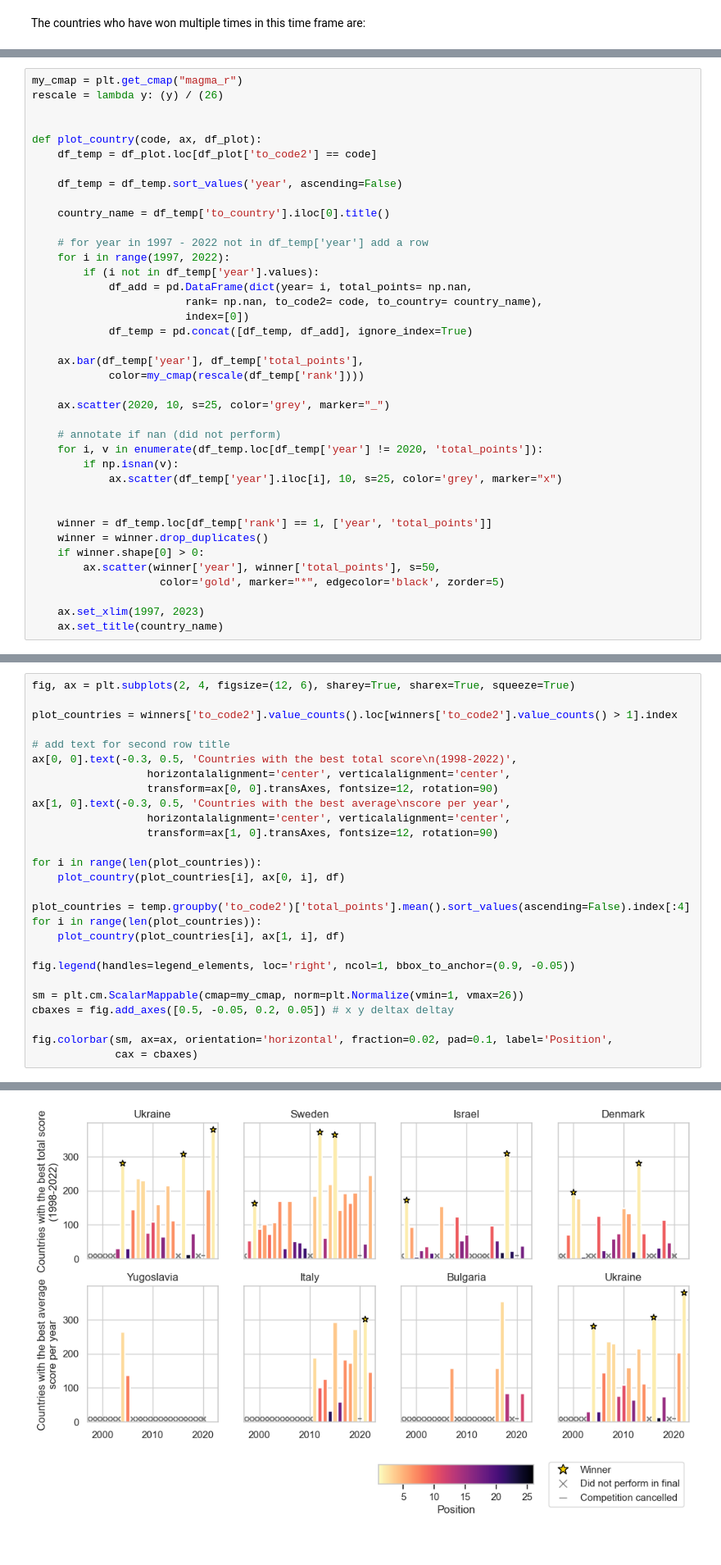
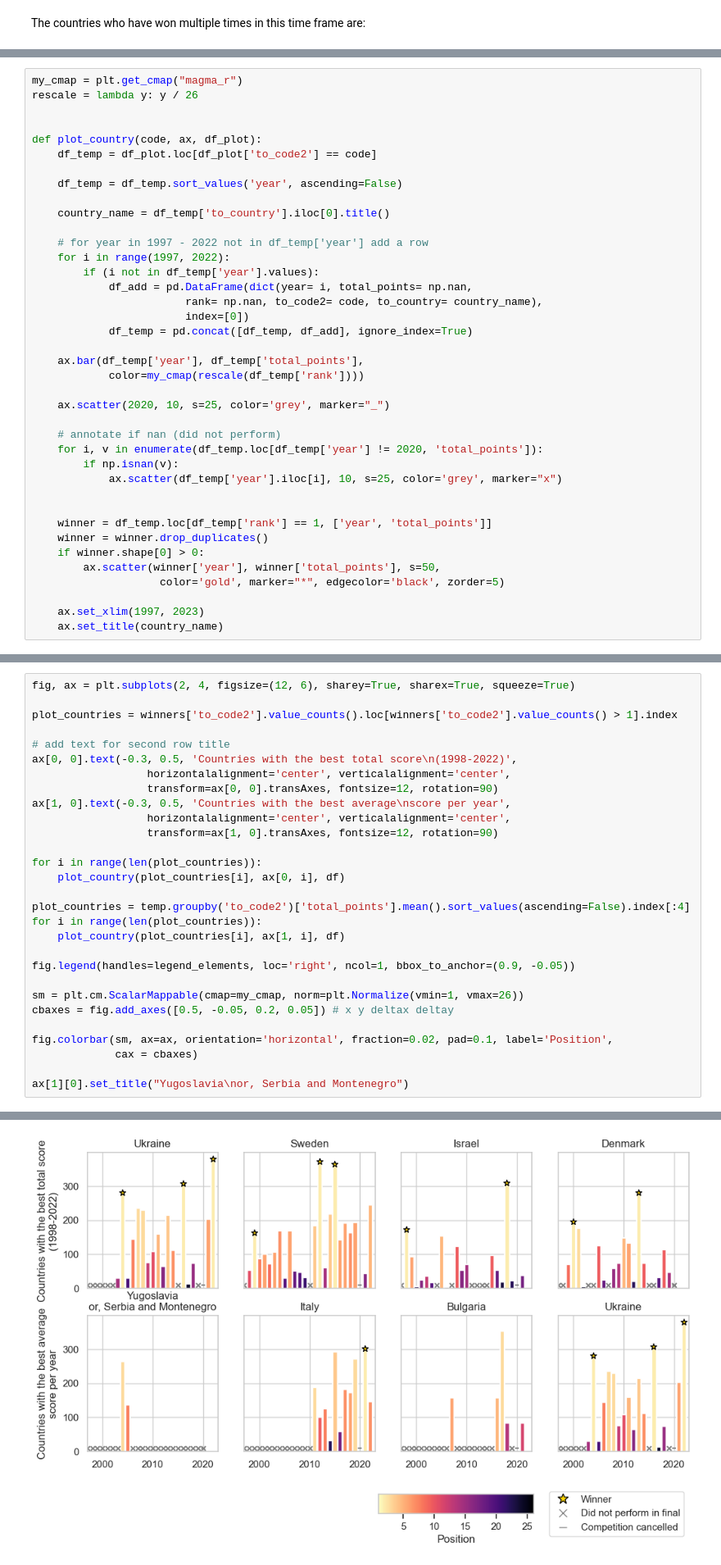
Before and after one commit to KatrionaGoldmann/Eurovision_TDS, a Jupyter notebook: eurovision/notebooks/story.ipynb, the cells around one changed output, grey strips where cells are left out. Shown at 82% size. Drawn from its saved outputs; the diff is of its cells as text.

```diff
--- a/eurovision/notebooks/story.ipynb
+++ b/eurovision/notebooks/story.ipynb
@@ -100,6 +111,6 @@ Index(['yugoslavia', 'italy', 'bulgaria', 'ukraine'], dtype='object', name='to_c
 # %%
 my_cmap = plt.get_cmap("magma_r")
-rescale = lambda y: (y) / (26)
+rescale = lambda y: y / 26
 
 
 def plot_country(code, ax, df_plot):
@@ -184,4 +195,6 @@ cbaxes = fig.add_axes([0.5, -0.05, 0.2, 0.05]) # x y deltax deltay
 
 fig.colorbar(sm, ax=ax, orientation='horizontal', fraction=0.02, pad=0.1, label='Position',
              cax = cbaxes)
+
+ax[1][0].set_title("Yugoslavia\nor, Serbia and Montenegro")
 # %% [output]
@@ -189,4 +202,4 @@ fig.colorbar(sm, ax=ax, orientation='horizontal', fraction=0.02, pad=0.1, label=
-[figure, old version]
+[figure, new version]
 # %% [markdown]
 ## Voting Country Deviations from Average Performance Scores
 # %% [markdown]
```
Also changed, not shown: parts of 20 cells of this notebook.
